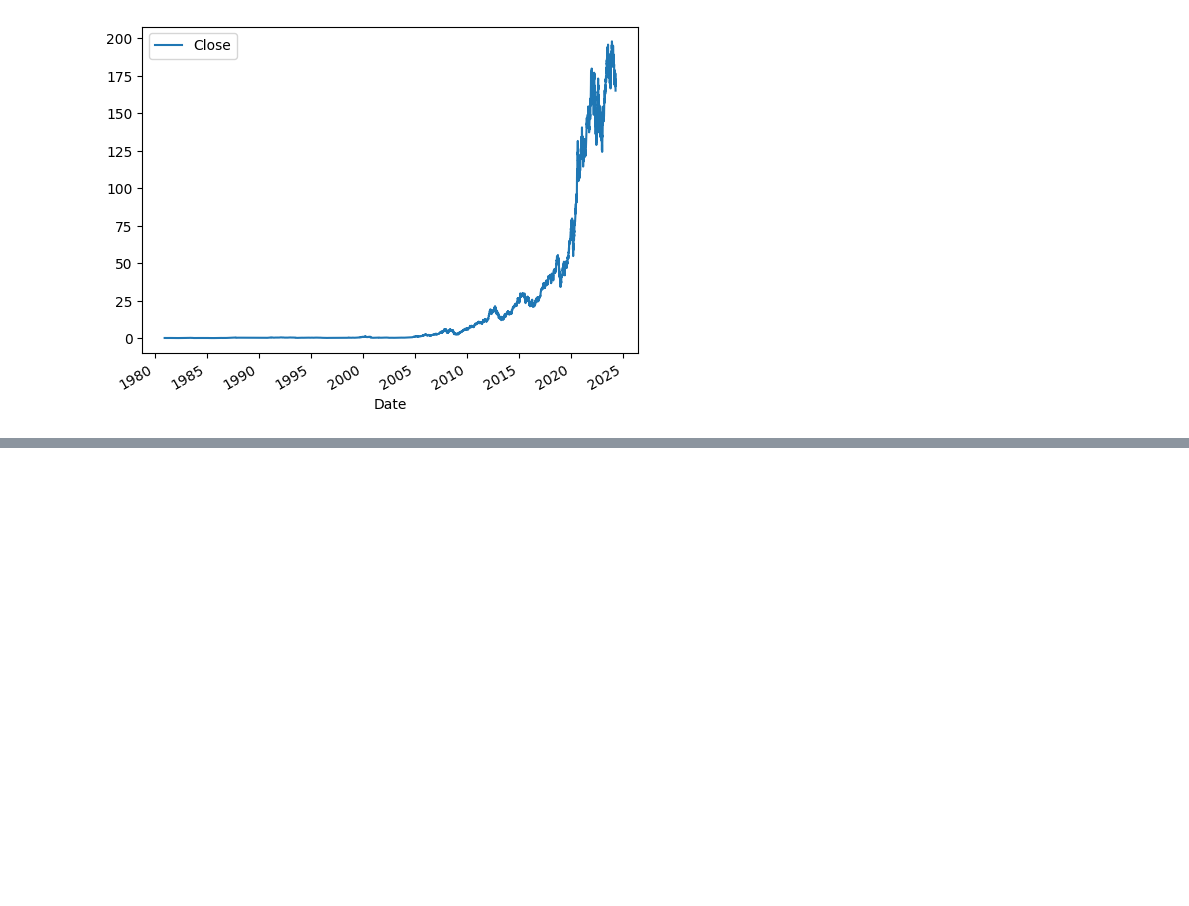
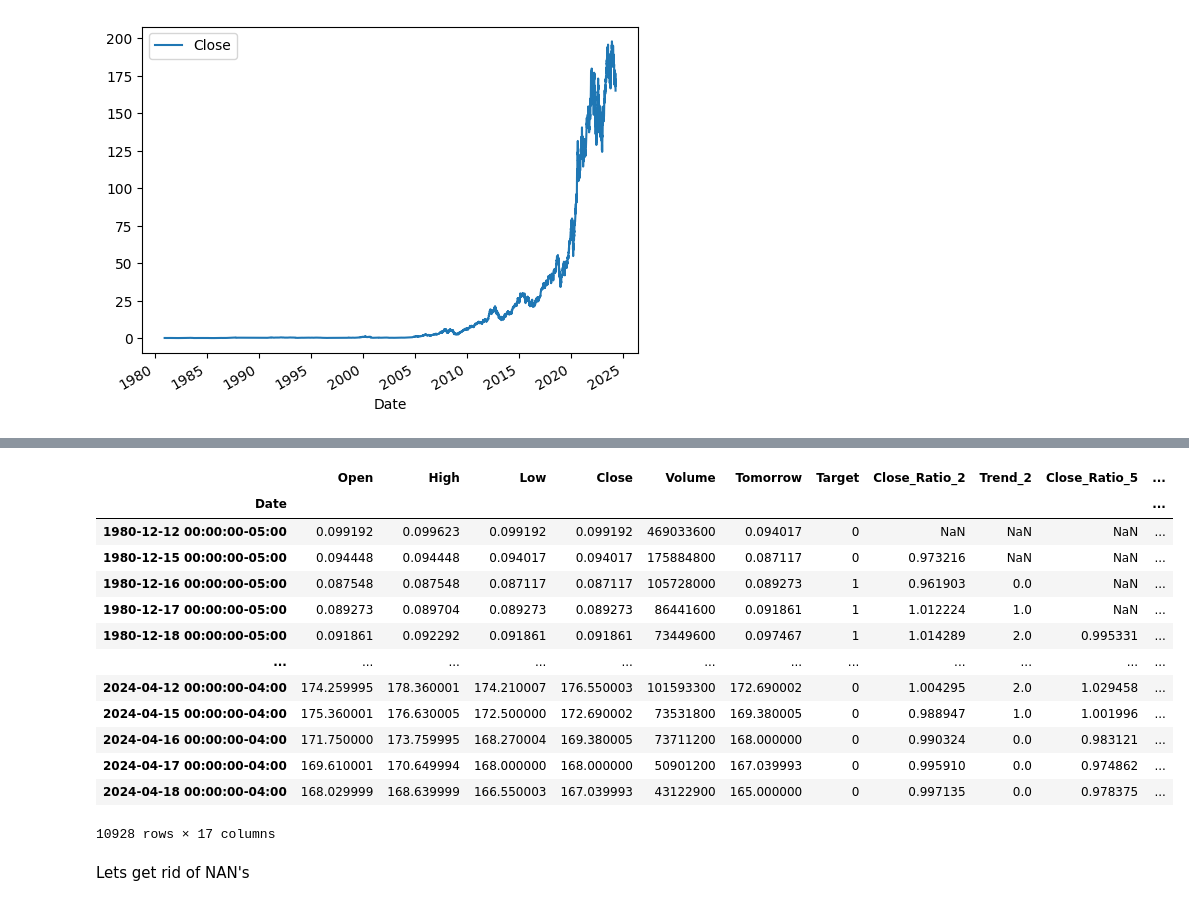
Before and after one commit to sufyanbk/ML-S-P500-Predictor, a Jupyter notebook: Apple.ipynb, the cells around one changed output, grey strips where cells are left out. Saved outputs shown, nothing was run; the diff lists cells and outputs as text; code cells hidden in the pictures; blank space fills up the shorter version.

```diff
--- a/Apple.ipynb
+++ b/Apple.ipynb
@@ -36,0 +63,2 @@ sp500.plot.line(y="Close", use_index=True)
+# %%
+apple["Tomorrow"] = apple["Close"].shift(-1)
@@ -36,0 +89,7 @@ sp500.plot.line(y="Close", use_index=True)
+# %%
+# Assuming 'Close' is the price column you're using
+apple["Tomorrow"] = apple["Close"].shift(-1)  # Shift 'Close' up to make 'Tomorrow' column
+apple["Target"] = (apple["Tomorrow"] > apple["Close"]).astype(int)  # Create 'Target' column as 1 or 0
+
+# Check if the 'Target' column is correctly added
+print("Columns after adding Target:", apple.columns)
@@ -36,0 +280,2 @@ sp500.plot.line(y="Close", use_index=True)
+# %%
+apple = apple.dropna()
@@ -36,0 +321,15 @@ sp500.plot.line(y="Close", use_index=True)
+# %%
+horizons = [2,5,60,250,1000]
+
+new_predictors = []
+
+for horizon in horizons:
+    rolling_average = apple.rolling(horizon).mean()
+
+    ratio_column = f"Close_Ratio_{horizon}"
+    apple[ratio_column] = apple["Close"] / rolling_average["Close"]
+
+    trend_column = f"Trend_{horizon}"
+    apple[trend_column] = apple.shift(1).rolling(horizon).sum()["Target"]
+
+    new_predictors += [ratio_column, trend_column]
@@ -36,0 +354,19 @@ sp500.plot.line(y="Close", use_index=True)
+# %%
+apple
+# %% [output]
+|  | Open | High | Low | Close | Volume | Tomorrow | Target | Close_Ratio_2 | Trend_2 | Close_Ratio_5 | ... |
+| Date |  |  |  |  |  |  |  |  |  |  | ... |
+| 1980-12-12 00:00:00-05:00 | 0.099192 | 0.099623 | 0.099192 | 0.099192 | 469033600 | 0.094017 | 0 | NaN | NaN | NaN | ... |
+| 1980-12-15 00:00:00-05:00 | 0.094448 | 0.094448 | 0.094017 | 0.094017 | 175884800 | 0.087117 | 0 | 0.973216 | NaN | NaN | ... |
+| 1980-12-16 00:00:00-05:00 | 0.087548 | 0.087548 | 0.087117 | 0.087117 | 105728000 | 0.089273 | 1 | 0.961903 | 0.0 | NaN | ... |
+| 1980-12-17 00:00:00-05:00 | 0.089273 | 0.089704 | 0.089273 | 0.089273 | 86441600 | 0.091861 | 1 | 1.012224 | 1.0 | NaN | ... |
+| 1980-12-18 00:00:00-05:00 | 0.091861 | 0.092292 | 0.091861 | 0.091861 | 73449600 | 0.097467 | 1 | 1.014289 | 2.0 | 0.995331 | ... |
+| ... | ... | ... | ... | ... | ... | ... | ... | ... | ... | ... | ... |
+| 2024-04-12 00:00:00-04:00 | 174.259995 | 178.360001 | 174.210007 | 176.550003 | 101593300 | 172.690002 | 0 | 1.004295 | 2.0 | 1.029458 | ... |
+| 2024-04-15 00:00:00-04:00 | 175.360001 | 176.630005 | 172.500000 | 172.690002 | 73531800 | 169.380005 | 0 | 0.988947 | 1.0 | 1.001996 | ... |
+| 2024-04-16 00:00:00-04:00 | 171.750000 | 173.759995 | 168.270004 | 169.380005 | 73711200 | 168.000000 | 0 | 0.990324 | 0.0 | 0.983121 | ... |
+| 2024-04-17 00:00:00-04:00 | 169.610001 | 170.649994 | 168.000000 | 168.000000 | 50901200 | 167.039993 | 0 | 0.995910 | 0.0 | 0.974862 | ... |
+| 2024-04-18 00:00:00-04:00 | 168.029999 | 168.639999 | 166.550003 | 167.039993 | 43122900 | 165.000000 | 0 | 0.997135 | 0.0 | 0.978375 | ... |
+10928 rows × 17 columns
+# %% [markdown]
+Lets get rid of NAN's
```
Also changed, not shown: parts of 54 cells of this notebook.
